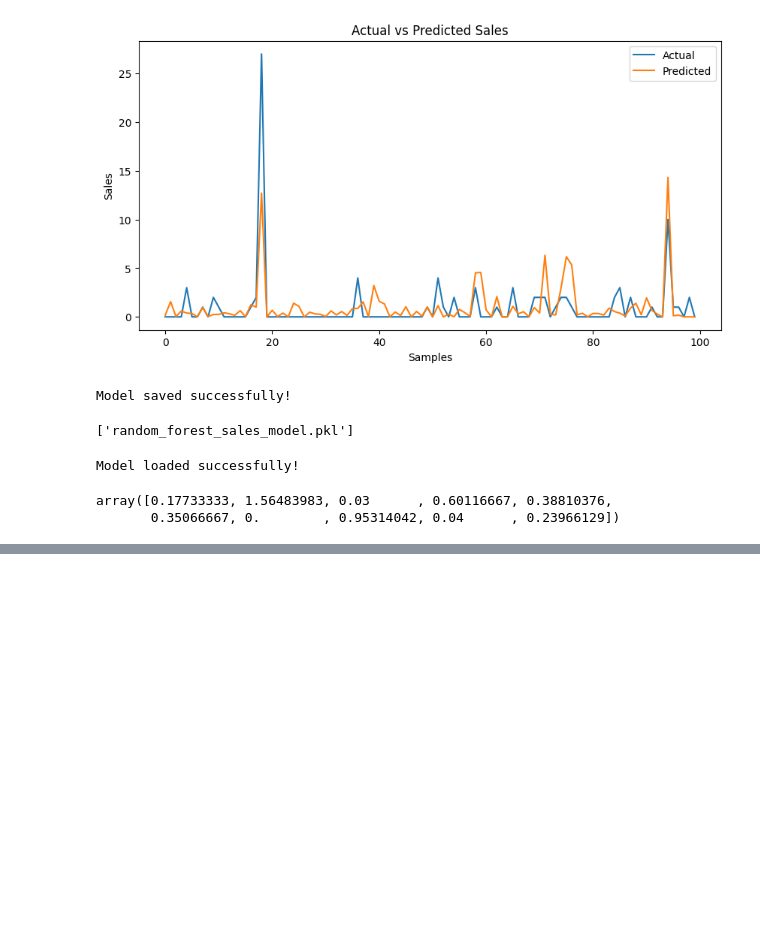
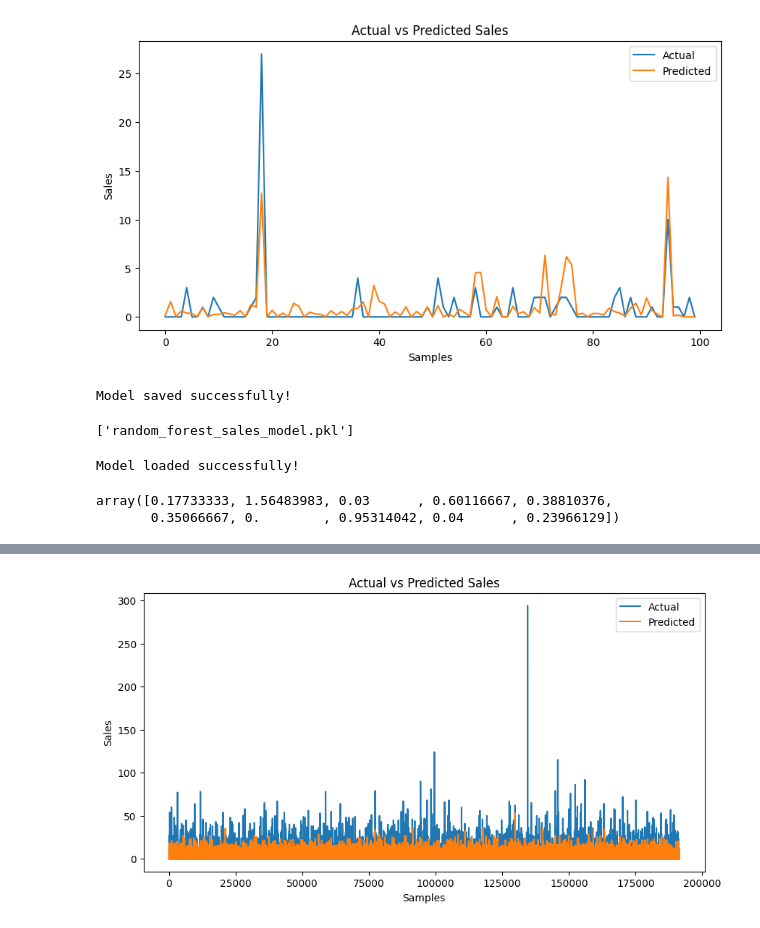
Before and after one commit to chintharevathireddy-blip/Retail-Demand-Forecasting, a Jupyter notebook: notebooks/01_Data_Understanding.ipynb, the cells around one changed output, grey strips where cells are left out. Cells and saved outputs as stored; diff of their text form; code cells hidden in the pictures; blank space fills up the shorter version.

Commit message:
Saved forecasting model,generated prediction plots, and verified model loading

```diff
--- a/notebooks/01_Data_Understanding.ipynb
+++ b/notebooks/01_Data_Understanding.ipynb
@@ -1140,0 +1157,23 @@ array([0.17733333, 1.56483983, 0.03      , 0.60116667, 0.38810376,
+# %%
+plt.figure(figsize=(10,5))
+
+plt.plot(
+    comparison["Actual Sales"].values,
+    label="Actual"
+)
+
+plt.plot(
+    comparison["Predicted Sales"].values,
+    label="Predicted"
+)
+
+plt.title("Actual vs Predicted Sales")
+plt.xlabel("Samples")
+plt.ylabel("Sales")
+plt.legend()
+
+plt.savefig("../screenshots/actual_vs_predicted.png", dpi=300)
+
+plt.show()
+# %% [output]
+[figure, added]
```
Also changed, not shown: parts of 1 cell of this notebook, 4 other files.
